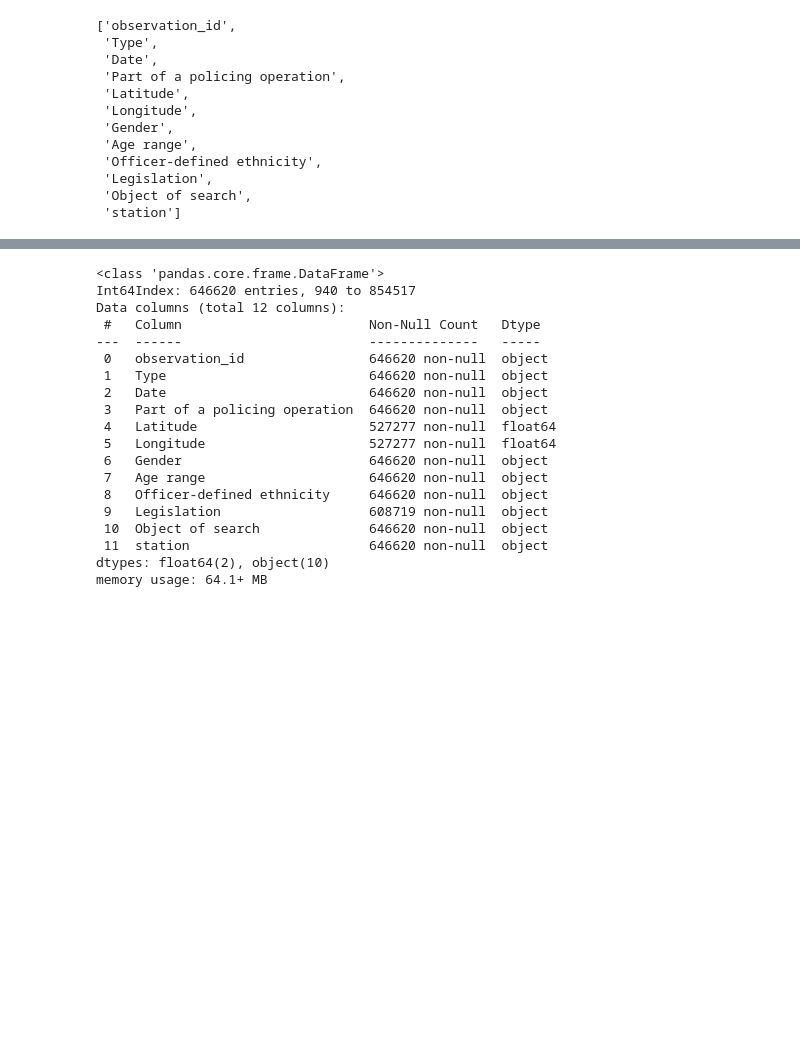
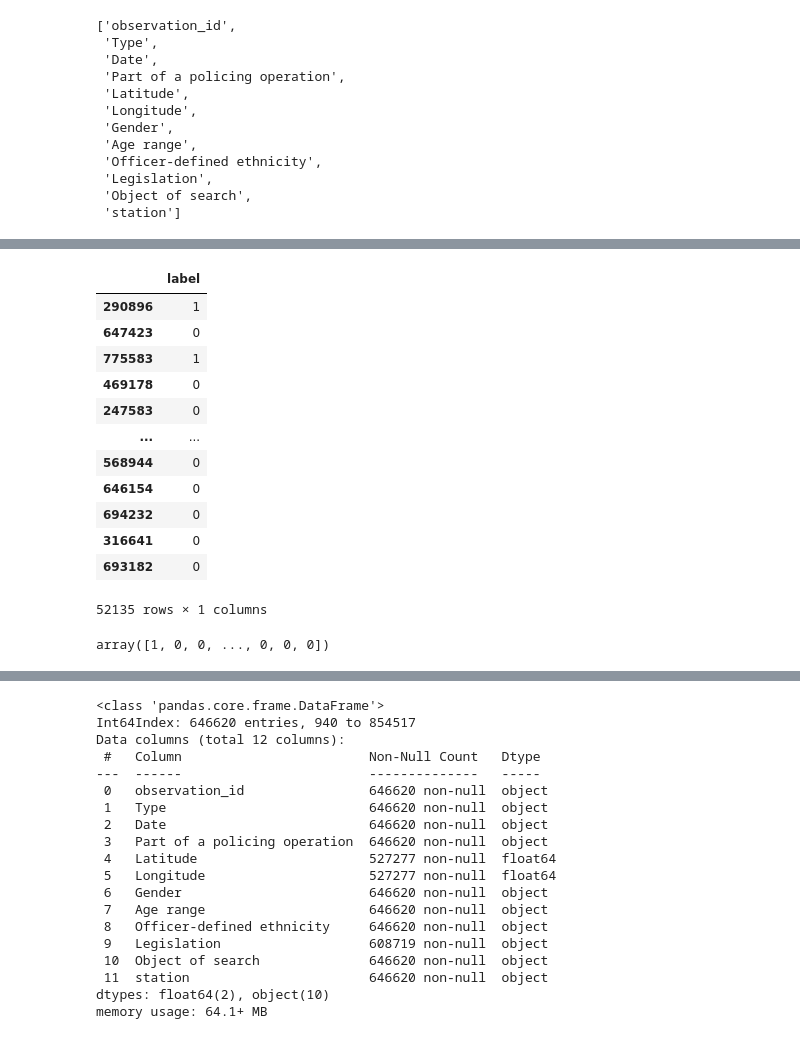
Before and after one commit to 0xjrr/ldsa-capstone-project, a Jupyter notebook: create-basic-model.ipynb, the cells around one changed output, grey strips where cells are left out. Cells and saved outputs as stored; diff of their text form; code cells hidden in the pictures; blank space fills up the shorter version.

Commit message:
baseline model

```diff
--- a/create-basic-model.ipynb
+++ b/create-basic-model.ipynb
@@ -320,0 +398,20 @@ Random Forest:
+# %%
+y_test.astype(int)
+# %% [output]
+|  | label |
+| 290896 | 1 |
+| 647423 | 0 |
+| 775583 | 1 |
+| 469178 | 0 |
+| 247583 | 0 |
+| ... | ... |
+| 568944 | 0 |
+| 646154 | 0 |
+| 694232 | 0 |
+| 316641 | 0 |
+| 693182 | 0 |
+52135 rows × 1 columns
+# %%
+model_pred["Logistic Regression"]
+# %% [output]
+array([1, 0, 0, ..., 0, 0, 0])
```
Also changed, not shown: parts of 27 cells of this notebook.
